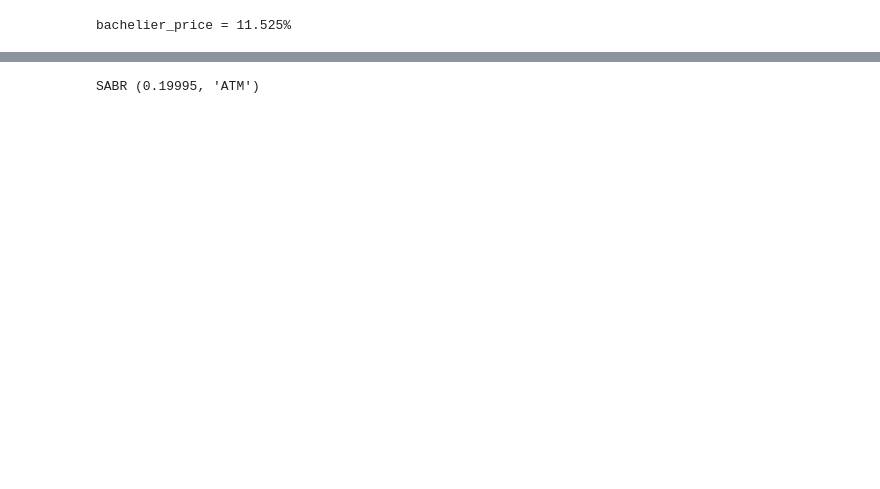
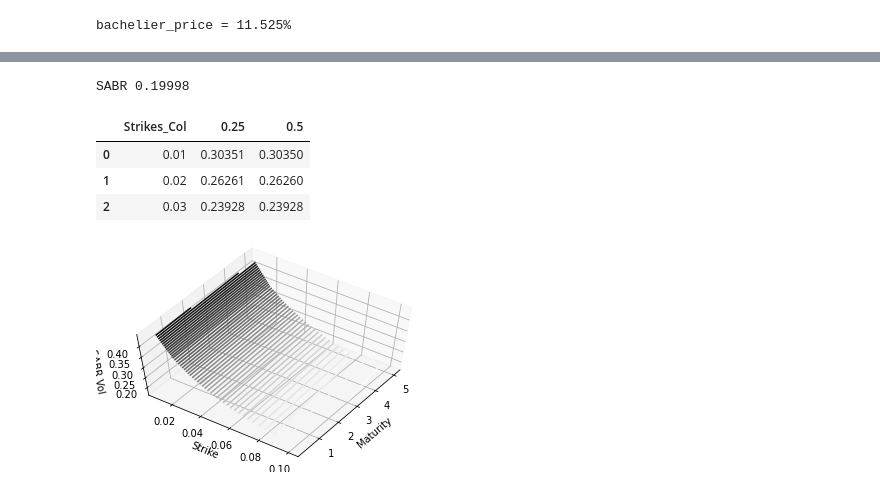
Before and after one commit to rhysdavies21/library, a Jupyter notebook: financial_formulae_ipynb.ipynb, the cells around one changed output, grey strips where cells are left out. Saved outputs shown, nothing was run; the diff lists cells and outputs as text; code cells hidden in the pictures; blank space fills up the shorter version.

```diff
--- a/financial_formulae_ipynb.ipynb
+++ b/financial_formulae_ipynb.ipynb
@@ -85,15 +87,12 @@ bachelier_price = 11.525%
 # %%
-# Calculate SABR Volatility
-
+# Define SABR Volatility function  # requires testing for term structure
 import math
 
 def sabr_vol(alpha, beta, rho, v, f, k, T):
   bb = alpha / (f**(1.-beta))
   if k <= 0:                       # For negative rates shift smile
-    z = 'n/a'
-    x = 'n/a'
     sabr_vol = 0
-    note = 'No volatility since negative rates'
+    #note = 'No volatility since negative rates'
   elif f ==  k:
     z = 0
     x = 0
@@ -110,9 +109,9 @@ def sabr_vol(alpha, beta, rho, v, f, k, T):
     + (2-3*rho*rho)*(1/24)*v*v ) * T
     sabr_vol = bb * ((f*k)**((1-beta)/2)) * (z / x) * numerator
     note = 'Not ATM'
-  return round(sabr_vol,5), note
+  return round(sabr_vol,5)
 # %%
-# Run SABR calcuation
+# Run SABR calcuation example
 
 # Input
 alpha_val = 0.2
@@ -121,9 +120,73 @@ f_val = 0.07
 k_val = 0.07
 v_val = 0.2
 rho_val = -0.3
-T_val = 2
+T_val = 1
 
 # Output
 print('SABR', sabr_vol(alpha_val, beta_val, rho_val, v_val, f_val, k_val, T_val))
 # %% [output]
-SABR (0.19995, 'ATM')
+SABR 0.19998
+# %%
+# Volatility table in pandas dataframe
+import pandas as pd
+
+# Input
+alpha_val = 0.2
+beta_val = 1
+f_val = 0.07
+v_val = 0.2
+rho_val = -0.3
+
+strikes = [0.01, 0.02, 0.03]
+maturities = [0.25, 0.5]
+
+vol_table = []
+for strike in strikes:
+  vol_rows = []
+  for maturity in maturities:
+    vol_s_t = sabr_vol(alpha_val, beta_val, rho_val, v_val, f_val, strike, maturity)
+    vol_rows.append(vol_s_t)
+  vol_table.append(vol_rows)
+
+df1 = pd.DataFrame(vol_table, columns = maturities)
+df1.insert(loc=0, column='Strikes_Col', value=strikes)
+df1
+# %% [output]
+|  | Strikes_Col | 0.25 | 0.5 |
+| 0 | 0.01 | 0.30351 | 0.30350 |
+| 1 | 0.02 | 0.26261 | 0.26260 |
+| 2 | 0.03 | 0.23928 | 0.23928 |
+# %%
+from mpl_toolkits import mplot3d
+
+%matplotlib inline
+import numpy as np
+import matplotlib.pyplot as plt
+
+# Input
+alpha_val = 0.2
+beta_val = 1
+f_val = 0.07
+v_val = 0.4
+rho_val = -0.6
+
+strikes = [0.01, 0.02, 0.03, 0.04, 0.05, 0.06, 0.07, 0.08, 0.09, 0.1]
+maturities = [0.25, 0.5, 1, 2, 3, 4, 5]
+
+X = maturities
+Y = strikes
+
+X, Y = np.meshgrid(X, Y)
+sabr_vol_vec = np.vectorize(sabr_vol)
+Z = sabr_vol_vec(alpha_val, beta_val, rho_val, v_val, f_val, Y, X)
+
+fig = plt.figure()
+ax = plt.axes(projection='3d')
+ax.contour3D(X, Y, Z, 50, cmap='binary')
+ax.set_xlabel('Maturity')
+ax.set_ylabel('Strike')
+ax.set_zlabel('SABR Vol');
+ax.invert_xaxis()
+ax.view_init(60, 35)
+# %% [output]
+[figure, added]
```
Also changed, not shown: parts of 6 cells of this notebook.
